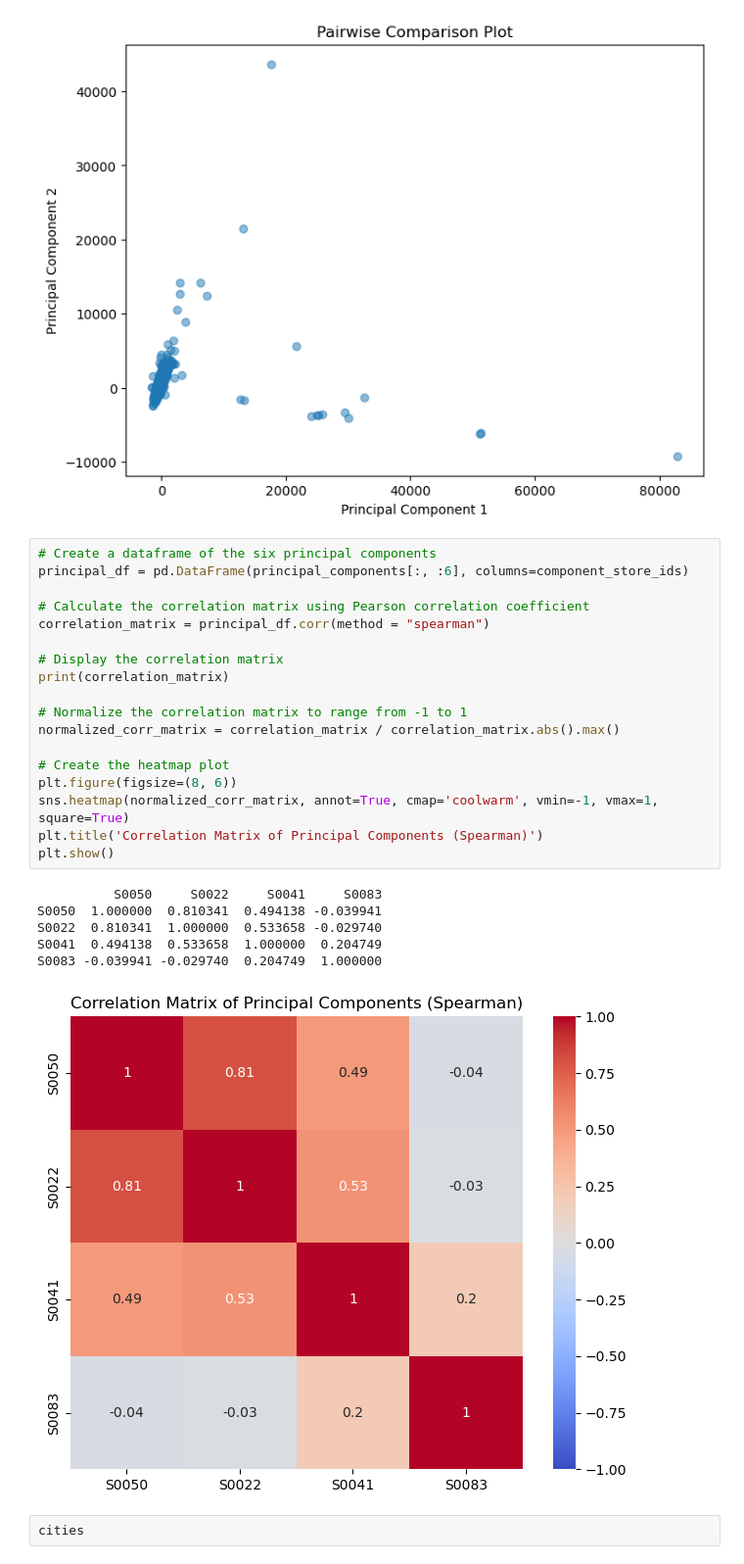
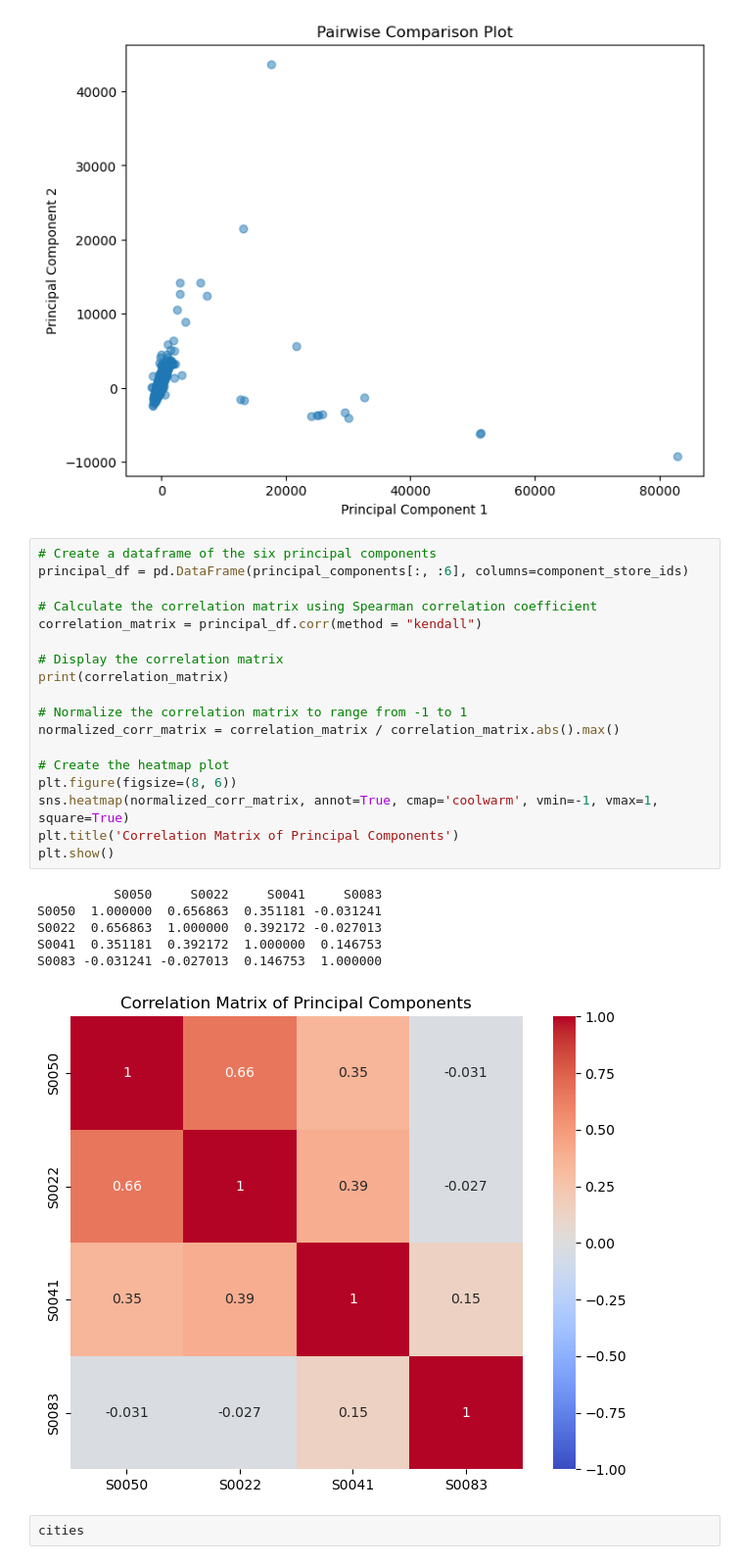
Before and after one commit to TIVEAA/Project_II, a Jupyter notebook: PCA_analysis.ipynb, the cells around one changed output. Shown: that part at 98% size. Cells and saved outputs as stored; diff of their text form.

```diff
--- a/PCA_analysis.ipynb
+++ b/PCA_analysis.ipynb
@@ -271,28 +436,28 @@ plt.show()
 # %%
 # Create a dataframe of the six principal components
 principal_df = pd.DataFrame(principal_components[:, :6], columns=component_store_ids)
 
-# Calculate the correlation matrix using Pearson correlation coefficient
-correlation_matrix = principal_df.corr(method = "spearman")
+# Calculate the correlation matrix using Spearman correlation coefficient
+correlation_matrix = principal_df.corr(method = "kendall")
 
 # Display the correlation matrix
 print(correlation_matrix)
 
 # Normalize the correlation matrix to range from -1 to 1
 normalized_corr_matrix = correlation_matrix / correlation_matrix.abs().max()
 
 # Create the heatmap plot
 plt.figure(figsize=(8, 6))
 sns.heatmap(normalized_corr_matrix, annot=True, cmap='coolwarm', vmin=-1, vmax=1, square=True)
-plt.title('Correlation Matrix of Principal Components (Spearman)')
+plt.title('Correlation Matrix of Principal Components')
 plt.show()
 # %% [output]
           S0050     S0022     S0041     S0083
-S0050  1.000000  0.810341  0.494138 -0.039941
-S0022  0.810341  1.000000  0.533658 -0.029740
-S0041  0.494138  0.533658  1.000000  0.204749
-S0083 -0.039941 -0.029740  0.204749  1.000000
+S0050  1.000000  0.656863  0.351181 -0.031241
+S0022  0.656863  1.000000  0.392172 -0.027013
+S0041  0.351181  0.392172  1.000000  0.146753
+S0083 -0.031241 -0.027013  0.146753  1.000000
-[figure, old version]
+[figure, new version]
 # %%
 cities
 # %% [output]
```
Also changed, not shown: parts of 50 cells of this notebook.
